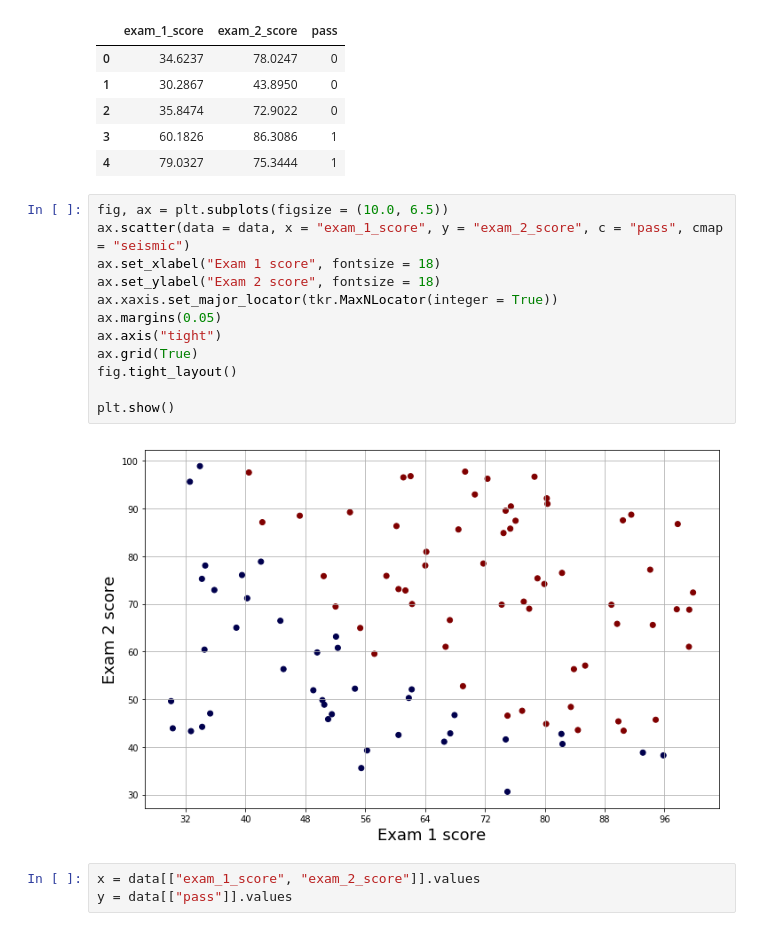
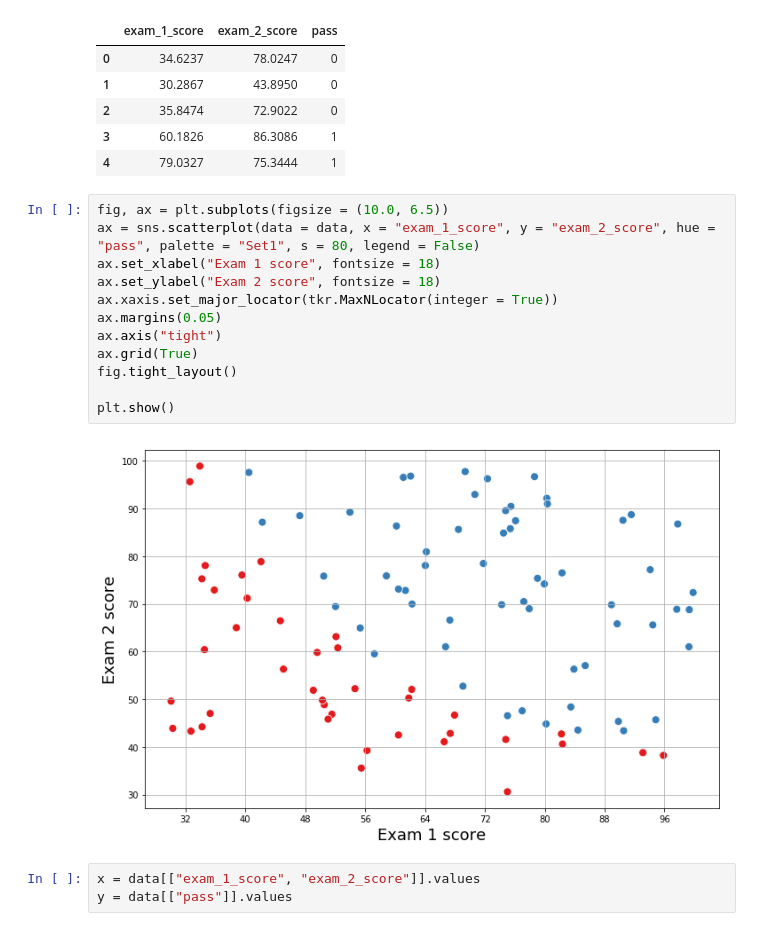
Before and after one commit to noelnamai/machine-learning, a Jupyter notebook: logistic-regression.ipynb, the cells around one changed output. Saved outputs shown, nothing was run; the diff lists cells and outputs as text.

```diff
--- a/logistic-regression.ipynb
+++ b/logistic-regression.ipynb
@@ -23,18 +24,18 @@ data = pd.read_csv("data/ex3data.tsv", sep = "\t"); data.head()
 | 4 | 79.0327 | 75.3444 | 1 |
 # %%
 fig, ax = plt.subplots(figsize = (10.0, 6.5))
-ax.scatter(data = data, x = "exam_1_score", y = "exam_2_score", c = "pass", cmap = "seismic")
+ax = sns.scatterplot(data = data, x = "exam_1_score", y = "exam_2_score", hue = "pass", palette = "Set1", s = 80, legend = False)
 ax.set_xlabel("Exam 1 score", fontsize = 18)
 ax.set_ylabel("Exam 2 score", fontsize = 18)
 ax.xaxis.set_major_locator(tkr.MaxNLocator(integer = True))
 ax.margins(0.05)
 ax.axis("tight")
 ax.grid(True)
 fig.tight_layout()
 
 plt.show()
 # %% [output]
-[figure, old version]
+[figure, new version]
 # %%
 x = data[["exam_1_score", "exam_2_score"]].values
 y = data[["pass"]].values
```
Also changed, not shown: parts of 14 cells of this notebook, 10 other files.
